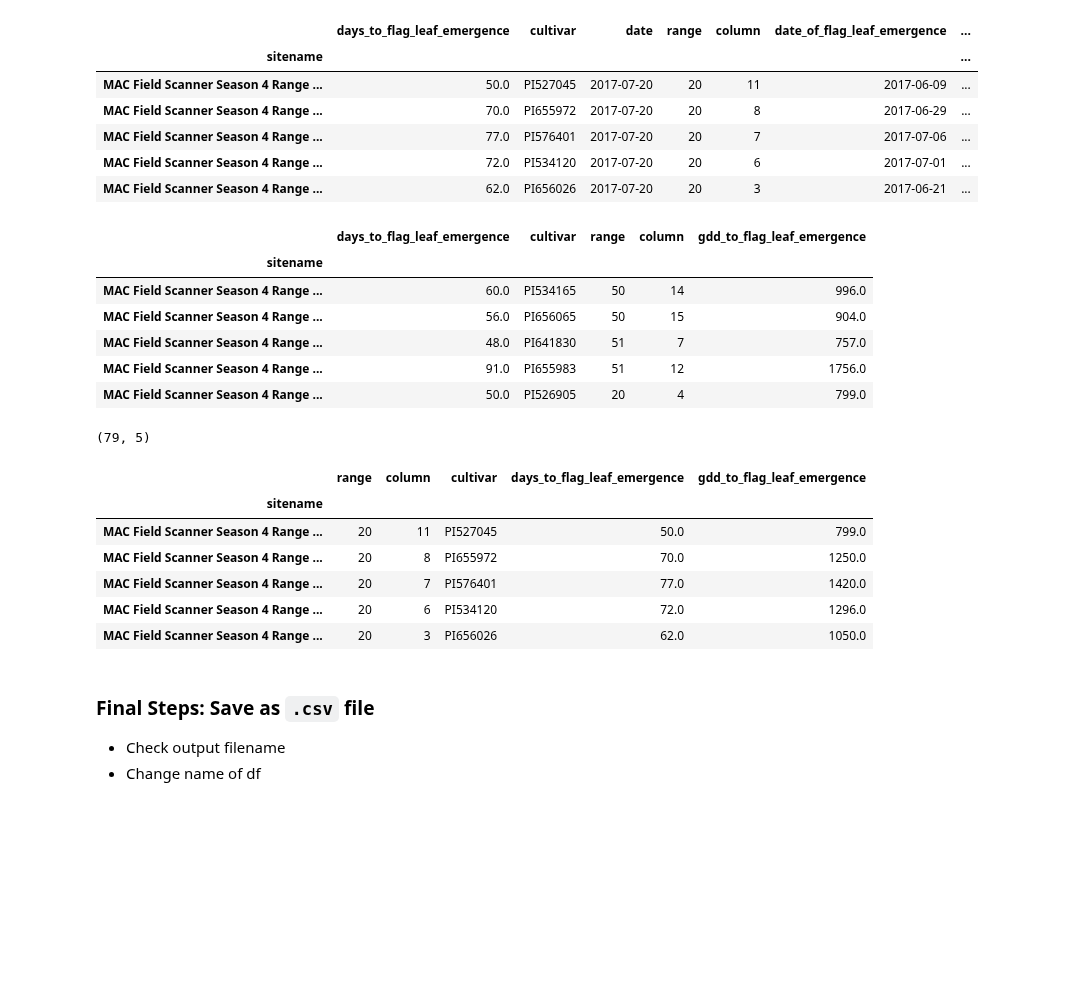
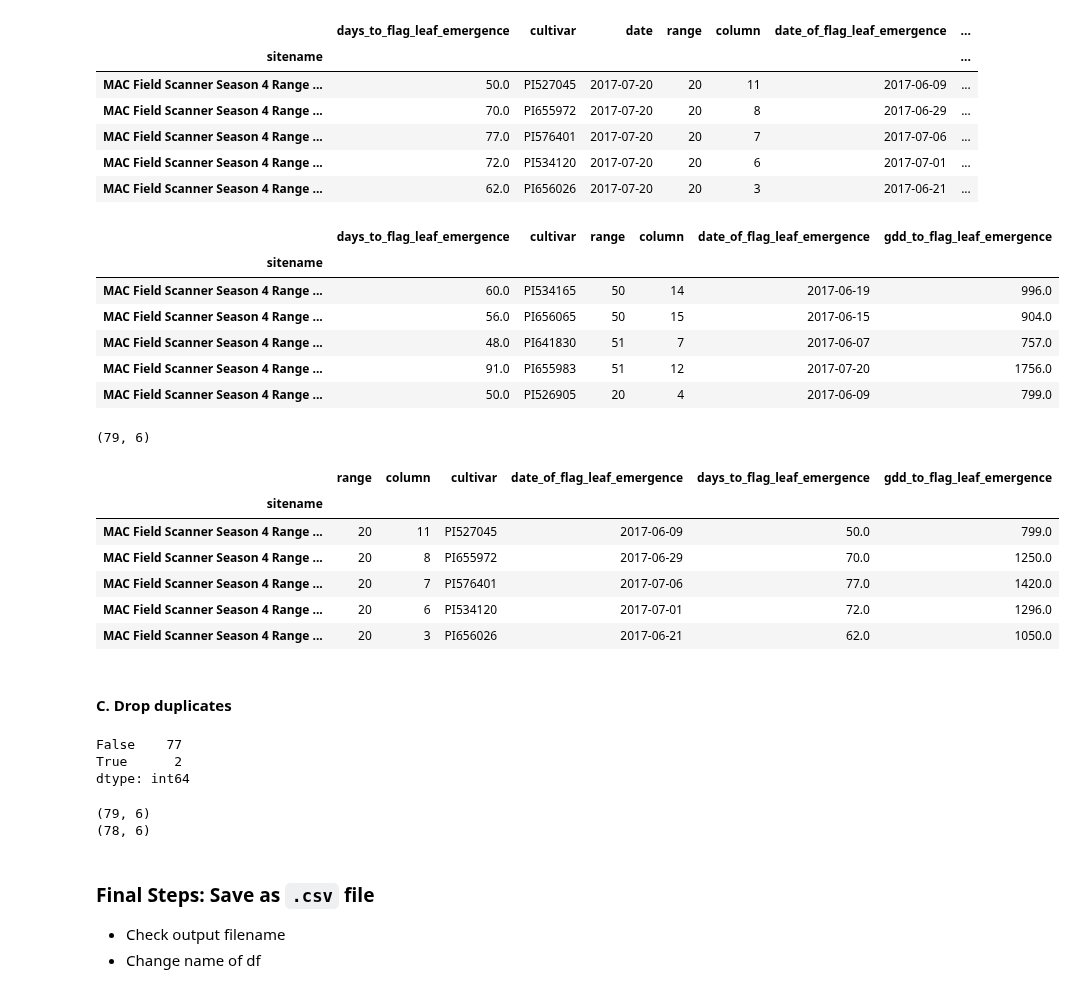
Before and after one commit to genophenoenvo/terraref-datasets, a Jupyter notebook: notebooks/gdd_values_season_4.ipynb, the cells around one changed output. Saved outputs shown, nothing was run; the diff lists cells and outputs as text; code cells hidden in the pictures; blank space fills up the shorter version.

```diff
--- a/notebooks/gdd_values_season_4.ipynb
+++ b/notebooks/gdd_values_season_4.ipynb
@@ -505,30 +414,46 @@ flag_leaf_9 = flag_leaf_8.set_index('sitename')
 | MAC Field Scanner Season 4 Range ... | 72.0 | PI534120 | 2017-07-20 | 20 | 6 | 2017-07-01 | ... |
 | MAC Field Scanner Season 4 Range ... | 62.0 | PI656026 | 2017-07-20 | 20 | 3 | 2017-06-21 | ... |
 # %%
-flag_leaf_10 = flag_leaf_9.drop(labels=['date', 'date_of_flag_leaf_emergence'], axis=1)
+flag_leaf_10 = flag_leaf_9.drop(labels=['date'], axis=1)
 # flag_leaf_10.tail()
 # %% [output]
-|  | days_to_flag_leaf_emergence | cultivar | range | column | gdd_to_flag_leaf_emergence |
-| sitename |  |  |  |  |  |
-| MAC Field Scanner Season 4 Range ... | 60.0 | PI534165 | 50 | 14 | 996.0 |
-| MAC Field Scanner Season 4 Range ... | 56.0 | PI656065 | 50 | 15 | 904.0 |
-| MAC Field Scanner Season 4 Range ... | 48.0 | PI641830 | 51 | 7 | 757.0 |
-| MAC Field Scanner Season 4 Range ... | 91.0 | PI655983 | 51 | 12 | 1756.0 |
-| MAC Field Scanner Season 4 Range ... | 50.0 | PI526905 | 20 | 4 | 799.0 |
+|  | days_to_flag_leaf_emergence | cultivar | range | column | date_of_flag_leaf_emergence | gdd_to_flag_leaf_emergence |
+| sitename |  |  |  |  |  |  |
+| MAC Field Scanner Season 4 Range ... | 60.0 | PI534165 | 50 | 14 | 2017-06-19 | 996.0 |
+| MAC Field Scanner Season 4 Range ... | 56.0 | PI656065 | 50 | 15 | 2017-06-15 | 904.0 |
+| MAC Field Scanner Season 4 Range ... | 48.0 | PI641830 | 51 | 7 | 2017-06-07 | 757.0 |
+| MAC Field Scanner Season 4 Range ... | 91.0 | PI655983 | 51 | 12 | 2017-07-20 | 1756.0 |
+| MAC Field Scanner Season 4 Range ... | 50.0 | PI526905 | 20 | 4 | 2017-06-09 | 799.0 |
 # %%
-new_col_order = ['range', 'column', 'cultivar', 'days_to_flag_leaf_emergence', 'gdd_to_flag_leaf_emergence']
+new_col_order = ['range', 'column', 'cultivar', 'date_of_flag_leaf_emergence', 'days_to_flag_leaf_emergence',
+                 'gdd_to_flag_leaf_emergence',]
 flag_leaf_11 = pd.DataFrame(data=flag_leaf_10, index=flag_leaf_10.index, columns=new_col_order)
 print(flag_leaf_11.shape)
 # flag_leaf_11.head()
 # %% [output]
-(79, 5)
+(79, 6)
-|  | range | column | cultivar | days_to_flag_leaf_emergence | gdd_to_flag_leaf_emergence |
-| sitename |  |  |  |  |  |
-| MAC Field Scanner Season 4 Range ... | 20 | 11 | PI527045 | 50.0 | 799.0 |
-| MAC Field Scanner Season 4 Range ... | 20 | 8 | PI655972 | 70.0 | 1250.0 |
-| MAC Field Scanner Season 4 Range ... | 20 | 7 | PI576401 | 77.0 | 1420.0 |
-| MAC Field Scanner Season 4 Range ... | 20 | 6 | PI534120 | 72.0 | 1296.0 |
-| MAC Field Scanner Season 4 Range ... | 20 | 3 | PI656026 | 62.0 | 1050.0 |
+|  | range | column | cultivar | date_of_flag_leaf_emergence | days_to_flag_leaf_emergence | gdd_to_flag_leaf_emergence |
+| sitename |  |  |  |  |  |  |
+| MAC Field Scanner Season 4 Range ... | 20 | 11 | PI527045 | 2017-06-09 | 50.0 | 799.0 |
+| MAC Field Scanner Season 4 Range ... | 20 | 8 | PI655972 | 2017-06-29 | 70.0 | 1250.0 |
+| MAC Field Scanner Season 4 Range ... | 20 | 7 | PI576401 | 2017-07-06 | 77.0 | 1420.0 |
+| MAC Field Scanner Season 4 Range ... | 20 | 6 | PI534120 | 2017-07-01 | 72.0 | 1296.0 |
+| MAC Field Scanner Season 4 Range ... | 20 | 3 | PI656026 | 2017-06-21 | 62.0 | 1050.0 |
+# %% [markdown]
+#### C. Drop duplicates
+# %%
+flag_leaf_11.duplicated().value_counts()
+# %% [output]
+False    77
+True      2
+dtype: int64
+# %%
+flag_leaf_12 = flag_leaf_11.drop_duplicates()
+print(flag_leaf_11.shape)
+print(flag_leaf_12.shape)
+# %% [output]
+(79, 6)
+(78, 6)
 # %% [markdown]
 ### Final Steps: Save as `.csv` file
 * Check output filename
```
Also changed, not shown: parts of 20 cells of this notebook.
